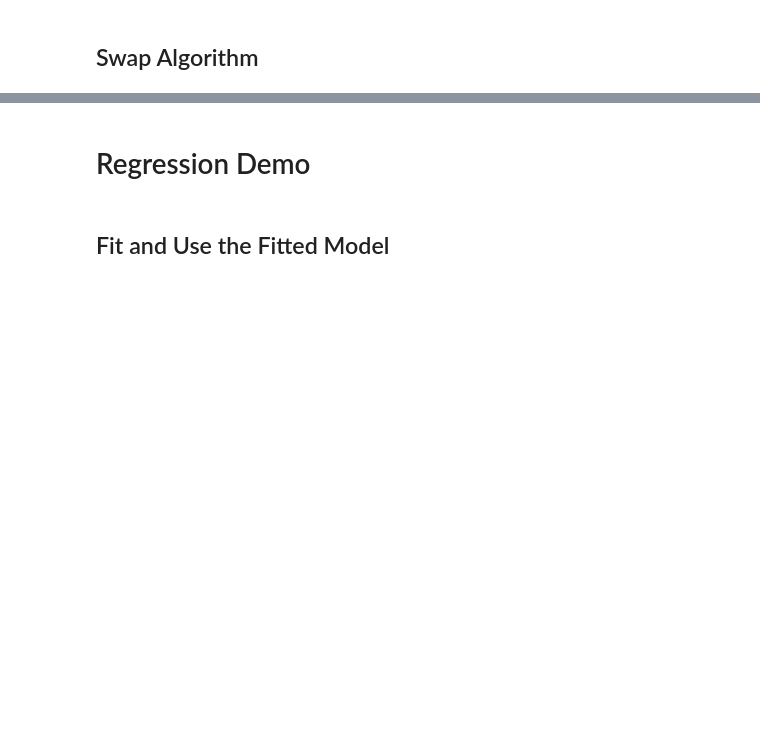
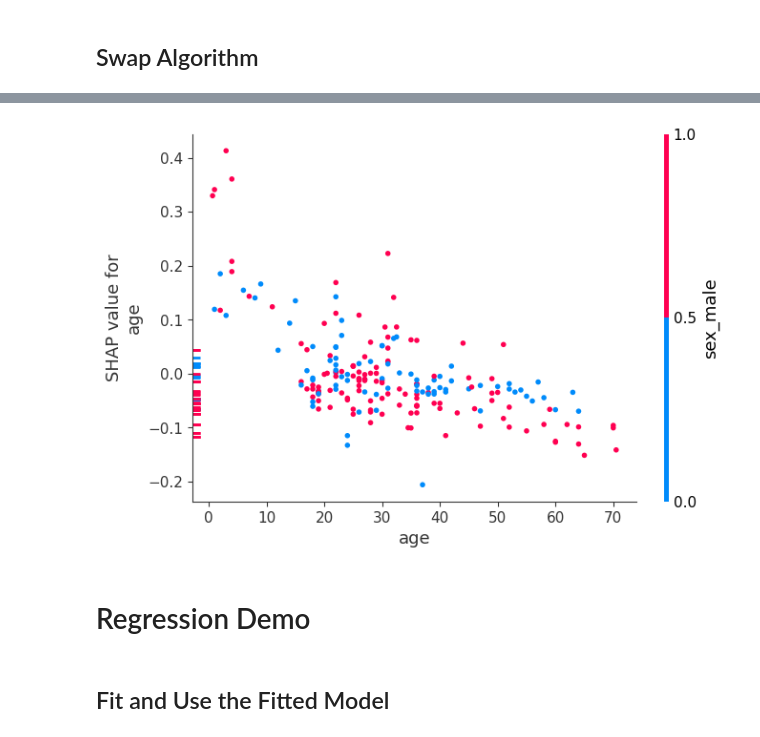
Before and after one commit to MenaWANG/mlarena, a Jupyter notebook: examples/1.basic_usage.ipynb, the cells around one changed output, grey strips where cells are left out. Saved outputs shown, nothing was run; the diff lists cells and outputs as text; code cells hidden in the pictures; blank space fills up the shorter version.

```diff
--- a/examples/1.basic_usage.ipynb
+++ b/examples/1.basic_usage.ipynb
@@ -142,3 +146,7 @@ mlpipeline_rf.explain_model(X_test)
+# %%
+mlpipeline_rf.explain_dependence_plot(feature_1="age", feature_2="sex_male")
+# %% [output]
+[figure, added]
 # %% [markdown]
 # Regression Demo
 # %%
```
Also changed, not shown: parts of 14 cells of this notebook, 6 other files.
